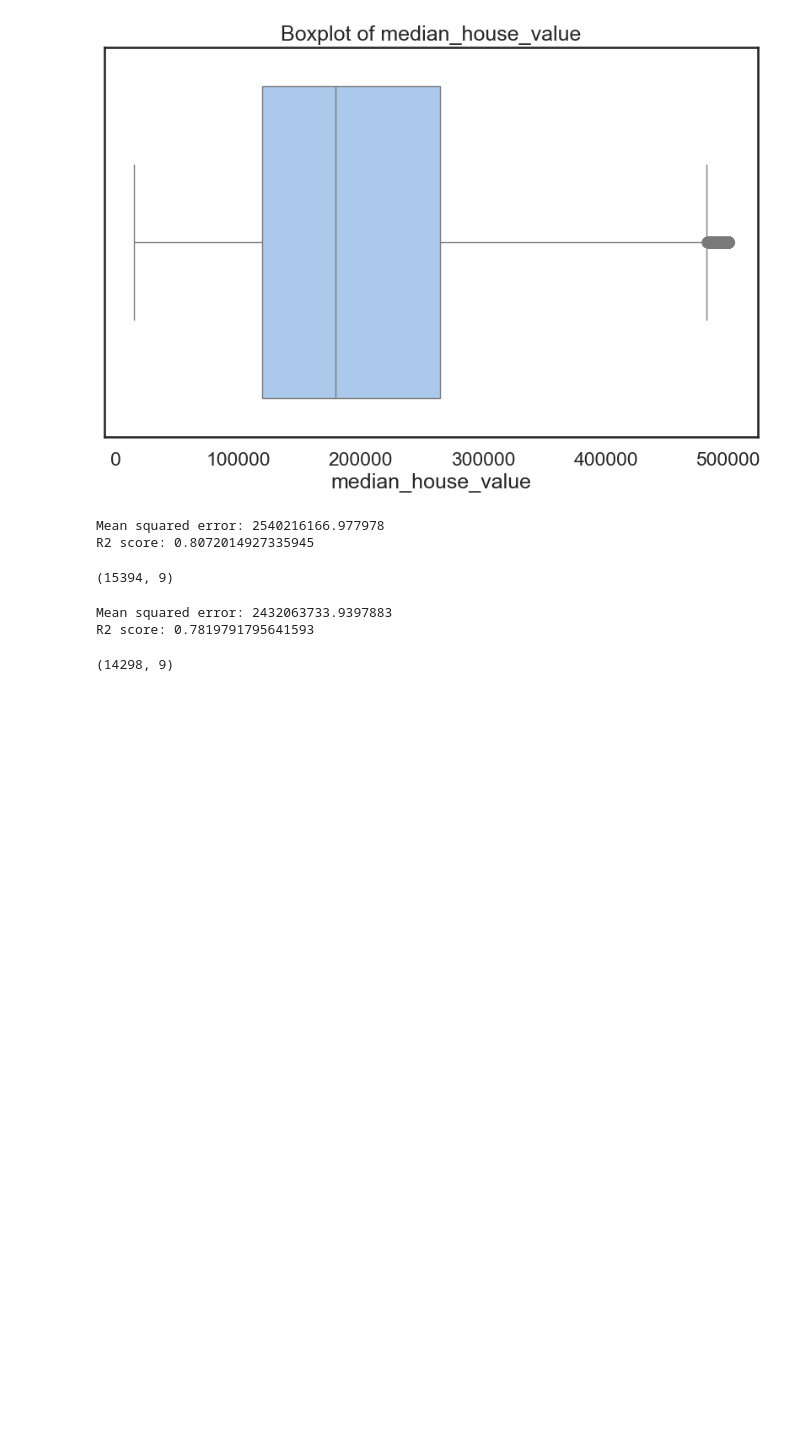
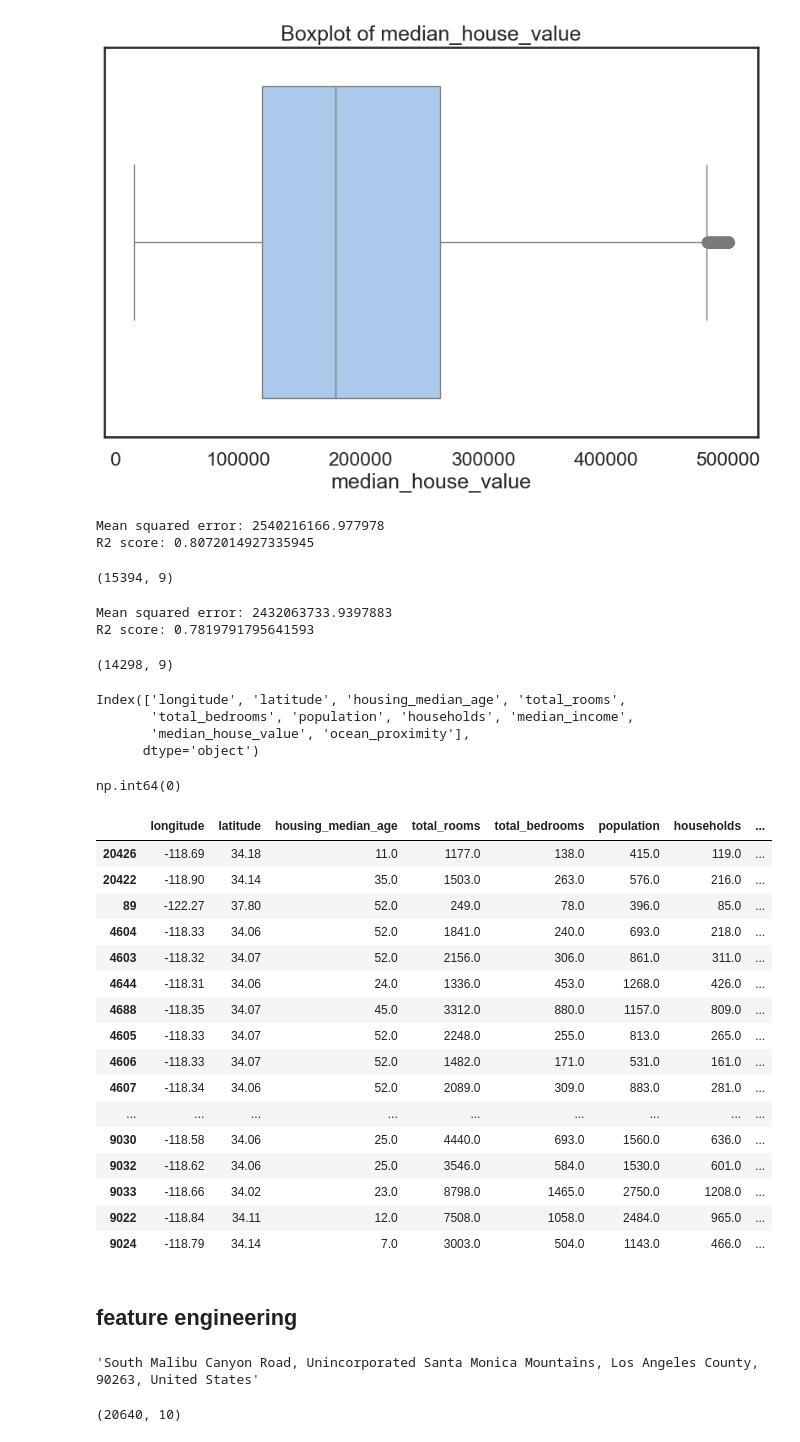
Before and after one commit to iadel93/DEBI_Python, a Jupyter notebook: MachineLearning/DataPreprocessing.ipynb, the cells around one changed output. Cells and saved outputs as stored; diff of their text form; code cells hidden in the pictures; blank space fills up the shorter version.

```diff
--- a/MachineLearning/DataPreprocessing.ipynb
+++ b/MachineLearning/DataPreprocessing.ipynb
@@ -571,3 +571,54 @@ R2 score: 0.7819791795641593
 x_train.shape
 # %% [output]
 (14298, 9)
+# %%
+df.columns
+# %% [output]
+Index(['longitude', 'latitude', 'housing_median_age', 'total_rooms',
+       'total_bedrooms', 'population', 'households', 'median_income',
+       'median_house_value', 'ocean_proximity'],
+      dtype='object')
+# %%
+# Check for duplicates acros the whole row
+df.duplicated().sum()
+# %% [output]
+np.int64(0)
+# %%
+# Check for duplicates in a specific column
+print(df.duplicated(subset=['median_house_value']).sum())
+
+# get samples from the duplicates
+df[df.duplicated(subset=['median_house_value'], keep=False)].sort_values(by='median_house_value', ascending=False).head(20)
+# %% [output]
+|  | longitude | latitude | housing_median_age | total_rooms | total_bedrooms | population | households | ... |
+| 20426 | -118.69 | 34.18 | 11.0 | 1177.0 | 138.0 | 415.0 | 119.0 | ... |
+| 20422 | -118.90 | 34.14 | 35.0 | 1503.0 | 263.0 | 576.0 | 216.0 | ... |
+| 89 | -122.27 | 37.80 | 52.0 | 249.0 | 78.0 | 396.0 | 85.0 | ... |
+| 4604 | -118.33 | 34.06 | 52.0 | 1841.0 | 240.0 | 693.0 | 218.0 | ... |
+| 4603 | -118.32 | 34.07 | 52.0 | 2156.0 | 306.0 | 861.0 | 311.0 | ... |
+| 4644 | -118.31 | 34.06 | 24.0 | 1336.0 | 453.0 | 1268.0 | 426.0 | ... |
+| 4688 | -118.35 | 34.07 | 45.0 | 3312.0 | 880.0 | 1157.0 | 809.0 | ... |
+| 4605 | -118.33 | 34.07 | 52.0 | 2248.0 | 255.0 | 813.0 | 265.0 | ... |
+| 4606 | -118.33 | 34.07 | 52.0 | 1482.0 | 171.0 | 531.0 | 161.0 | ... |
+| 4607 | -118.34 | 34.06 | 52.0 | 2089.0 | 309.0 | 883.0 | 281.0 | ... |
+| ... | ... | ... | ... | ... | ... | ... | ... | ... |
+| 9030 | -118.58 | 34.06 | 25.0 | 4440.0 | 693.0 | 1560.0 | 636.0 | ... |
+| 9032 | -118.62 | 34.06 | 25.0 | 3546.0 | 584.0 | 1530.0 | 601.0 | ... |
+| 9033 | -118.66 | 34.02 | 23.0 | 8798.0 | 1465.0 | 2750.0 | 1208.0 | ... |
+| 9022 | -118.84 | 34.11 | 12.0 | 7508.0 | 1058.0 | 2484.0 | 965.0 | ... |
+| 9024 | -118.79 | 34.14 | 7.0 | 3003.0 | 504.0 | 1143.0 | 466.0 | ... |
+# %% [markdown]
+## feature engineering
+# %%
+# Get location from longitude and latitude
+from geopy.geocoders import Nominatim
+geolocator = Nominatim(user_agent="myapplication")
+location = geolocator.reverse("34.06, -118.69", addressdetails=False)
+# location to str
+str(location)
+# %% [output]
+'South Malibu Canyon Road, Unincorporated Santa Monica Mountains, Los Angeles County, 90263, United States'
+# %%
+df.shape
+# %% [output]
+(20640, 10)
```
Also changed, not shown: parts of 5 cells of this notebook, 1 other file.
